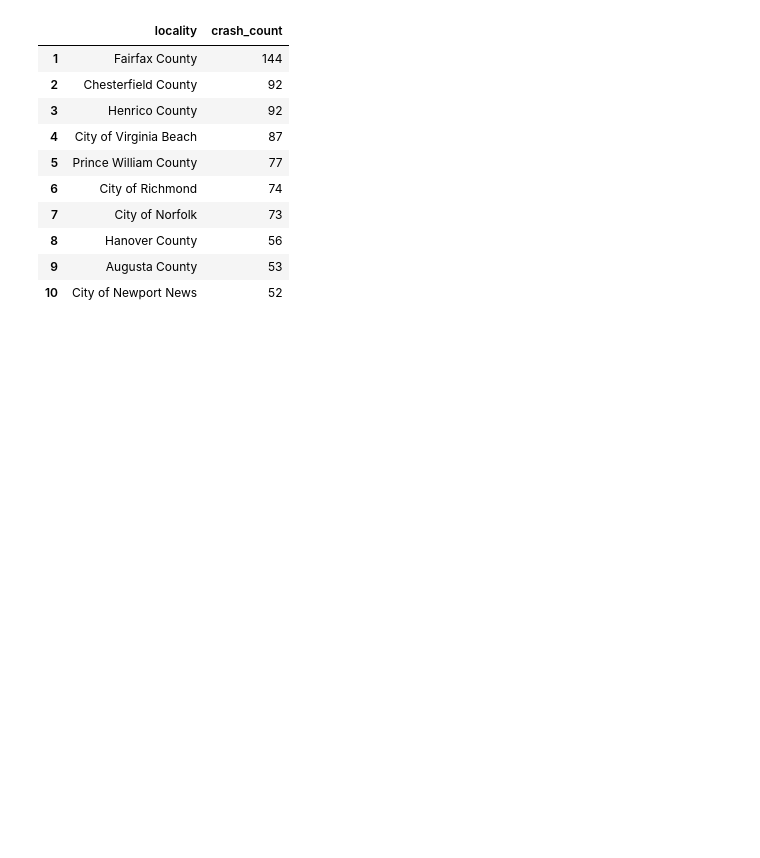
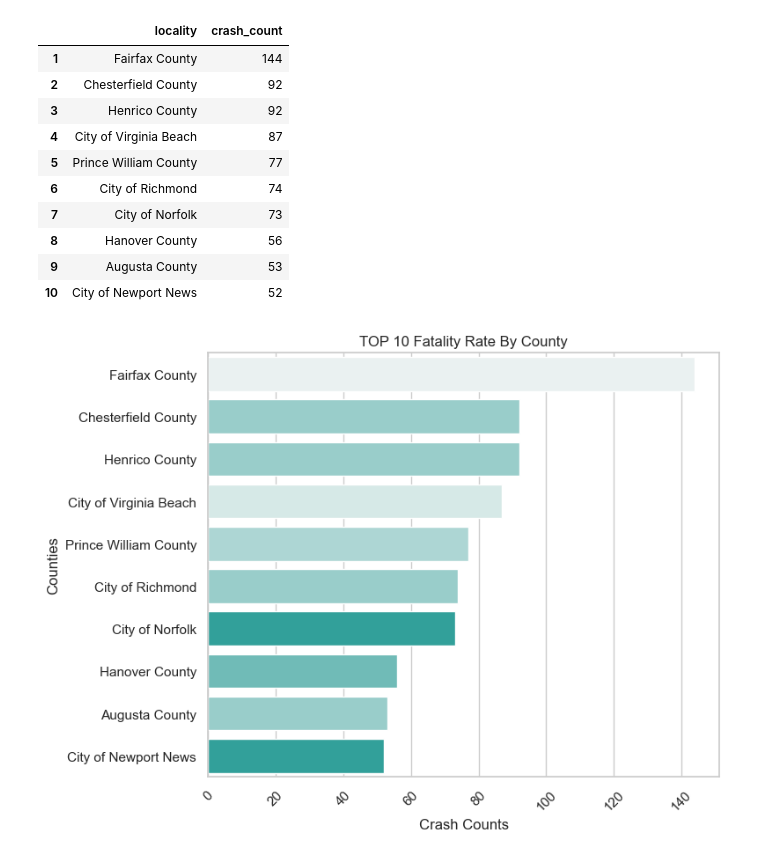
Before and after one commit to Eliab16/VDOT-crash-analysis, a Jupyter notebook: notebooks/Map.ipynb, the cells around one changed output. Drawn from its saved outputs; the diff is of its cells as text; code cells hidden in the pictures; blank space fills up the shorter version.

```diff
--- a/notebooks/Map.ipynb
+++ b/notebooks/Map.ipynb
@@ -271,3 +323,18 @@ sev_crash_by_locality_killed
 | 8 | Hanover County | 56 |
 | 9 | Augusta County | 53 |
 | 10 | City of Newport News | 52 |
+# %%
+# custom_palette=['#F0E4C4']
+plt.figure(figsize=(8,6))
+sns.barplot(x='crash_count',y = 'locality',data =sev_crash_by_locality_killed,palette=colors_from_values(y, "LightSeaGreen"))
+plt.title('TOP 10 Fatality Rate By County')
+plt.xlabel('Crash Counts')
+plt.ylabel('Counties')
+plt.xticks(rotation =45)
+# plt.tight_layout()
+plt.savefig('Top Counts by County.jpg', format='jpg')
+plt.tight_layout()
+# plt.savefig('Percentage of crash Occurance by external_factor.jpg', format='jpg')
+plt.show()
+# %% [output]
+[figure, added]
```
Also changed, not shown: parts of 15 cells of this notebook.
